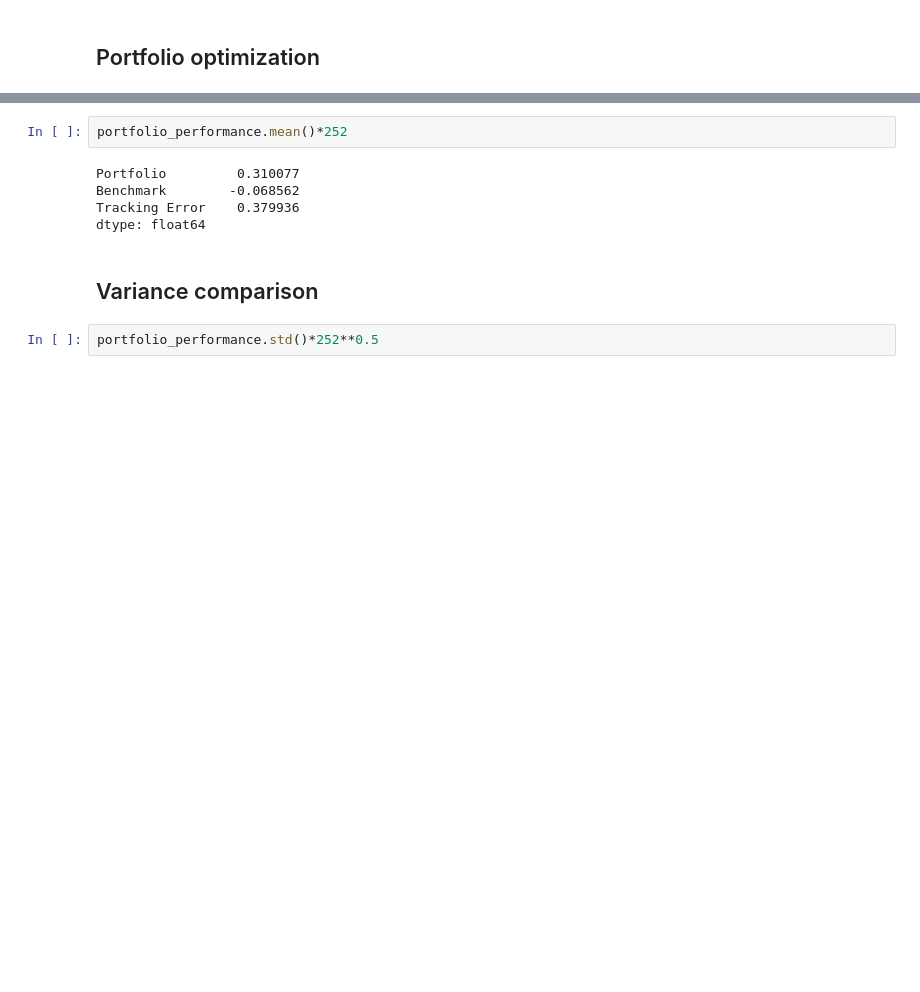
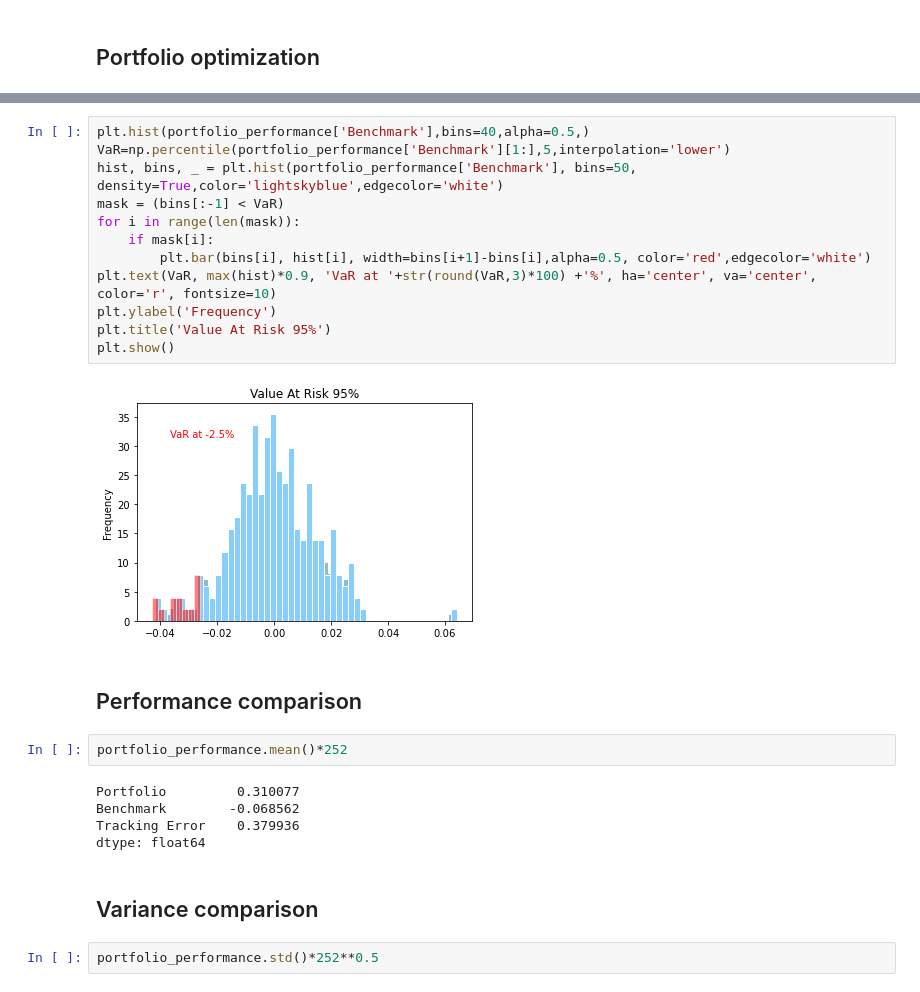
Before and after one commit to niroojane/ESG-Stock-Performance, a Jupyter notebook: ISR Performance .ipynb, the cells around one changed output, grey strips where cells are left out. Drawn from its saved outputs; the diff is of its cells as text; blank space fills up the shorter version.

```diff
--- a/ISR Performance .ipynb
+++ b/ISR Performance .ipynb
@@ -465,3 +470,19 @@ portfolio_performance['Tracking Error']=portfolio_performance['Portfolio']-portf
+# %%
+plt.hist(portfolio_performance['Benchmark'],bins=40,alpha=0.5,)
+VaR=np.percentile(portfolio_performance['Benchmark'][1:],5,interpolation='lower')
+hist, bins, _ = plt.hist(portfolio_performance['Benchmark'], bins=50, density=True,color='lightskyblue',edgecolor='white')
+mask = (bins[:-1] < VaR)
+for i in range(len(mask)):
+    if mask[i]:
+        plt.bar(bins[i], hist[i], width=bins[i+1]-bins[i],alpha=0.5, color='red',edgecolor='white')
+plt.text(VaR, max(hist)*0.9, 'VaR at '+str(round(VaR,3)*100) +'%', ha='center', va='center', color='r', fontsize=10)
+plt.ylabel('Frequency')
+plt.title('Value At Risk 95%')
+plt.show()
+# %% [output]
+[figure, added]
+# %% [markdown]
+## Performance comparison
 # %%
 portfolio_performance.mean()*252
 # %% [output]
```
Also changed, not shown: parts of 7 cells of this notebook.
